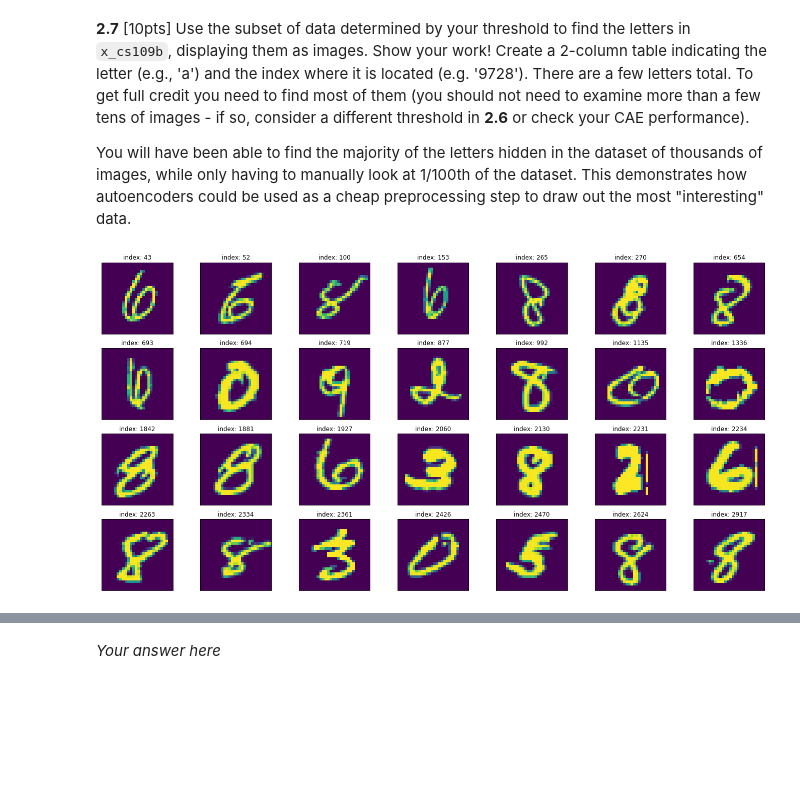
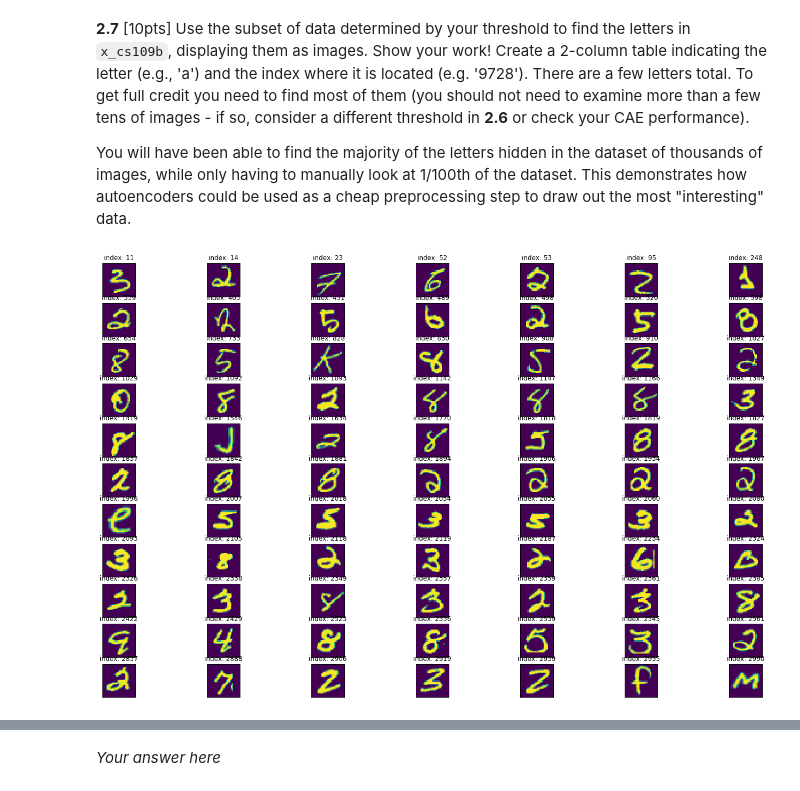
Before and after one commit to Ruby122/2020-CS109B, a Jupyter notebook: content/homeworks/hw05/cs109b-hw5-students.ipynb, the cells around one changed output, grey strips where cells are left out. Saved outputs shown, nothing was run; the diff lists cells and outputs as text; code cells hidden in the pictures; blank space fills up the shorter version.

```diff
--- a/content/homeworks/hw05/cs109b-hw5-students.ipynb
+++ b/content/homeworks/hw05/cs109b-hw5-students.ipynb
@@ -625,9 +628,17 @@ cae.add(Conv2D(64, (3, 3), activation='relu', padding='same', input_shape=input_
 cae.add(MaxPooling2D((2, 2), padding='same'))
 cae.add(Conv2D(32, (3, 3), activation='relu', padding='same'))
 cae.add(MaxPooling2D((2, 2), padding='same'))
-cae.add(Conv2D(4, (3, 3), activation='relu', padding='same'))
+cae.add(Conv2D(16, (3, 3), activation='relu', padding='same'))
+cae.add(MaxPooling2D((2, 2), padding='same'))
+cae.add(Flatten())
+cae.add(Dense(128, activation = 'relu'))
+cae.add(Dense(64, activation = 'relu'))
+cae.add(Reshape((4,4,4)))
+cae.add(Conv2D(16, (3, 3), activation='relu', padding='same'))
 cae.add(UpSampling2D((2, 2)))
 cae.add(Conv2D(32, (3, 3), activation='relu', padding='same'))
+cae.add(UpSampling2D((2, 2)))
+cae.add(Conv2D(64, (3, 3), activation='relu'))
 cae.add(UpSampling2D((2, 2)))
 cae.add(Conv2D(1, (3, 3), activation='relu', padding='same'))
 
@@ -655,10 +666,10 @@ _________________________________________________________________
 # %%
 # your code here
 # compile
-optimizer = Adam(lr=0.002)
+optimizer = Adam(lr=0.0025)
 cae.compile(optimizer=optimizer, loss='mse')
 # train
-epochs, batch_size = 5, 64
+epochs, batch_size = 20, 64
 x_train = x_train.reshape((x_train.shape[0], x_train.shape[1], x_train.shape[2], 1))
 x_test = x_test.reshape((x_test.shape[0], x_test.shape[1], x_test.shape[2], 1))
 
@@ -703,6 +723,10 @@ fig, ax = plt.subplots(6,2, figsize = (6, 16))
 for i in range(6):
     ax[i, 1].imshow(x_test[i,:,:,:].reshape(28,28))
     ax[i, 1].set_title('original image: {}'.format(i + 1))
+    ax[i, 1].set_xticks([], [])
+    ax[i, 1].set_yticks([], [])
     ax[i, 0].imshow(cae_recons_x_test[i, :, :, :].reshape((28,28)))
     ax[i, 0].set_title('CAE: image {}'.format(i + 1))
+    ax[i, 0].set_xticks([], [])
+    ax[i, 0].set_yticks([], [])
 # %% [output]
@@ -726,14 +750,14 @@ mse_x_cs109b = mse(x_cs109b.reshape(x_cs109b.shape[0], -1), cae_recons_x_cs109b.
 # %%
 # your code here
 # threshold
-u = 0.008
+u = np.quantile(mse_x_cs109b.numpy(), 0.975)
 # plot
 fig, ax = plt.subplots(1,2, figsize = (12, 4))
 ax[0].hist(mse_x_test)
 ax[0].set_title('mse_x_test')
-ax[0].axvline(u, 0, 3500, c = 'red')
+ax[0].axvline(u, 0, 3500, label = 'threshold', c = 'red')
 ax[1].hist(mse_x_cs109b)
 ax[1].set_title('mse_x_cs109b')
-ax[1].axvline(u, 0, 3500, c = 'red')
+ax[1].axvline(u, 0, 3500, label = 'threshold', c = 'red')
 plt.show()
 # %% [output]
@@ -754,15 +778,14 @@ Because we want to find images with letters, the greater the mse the more likely
 
 You will have been able to find the majority of the letters hidden in the dataset of thousands of images, while only having to manually look at 1/100th of the dataset. This demonstrates how autoencoders could be used as a cheap preprocessing step to draw out the most "interesting" data.
 # %%
-# your code here
-x_cs109b_images = x_cs109b[mse_x_cs109b.numpy() > 0.006,:, :]
-x_cs109b_img_idx = np.arange(0, x_cs109b.shape[0])[mse_x_cs109b.numpy() > 0.006]
-fig, ax = plt.subplots(4,7, figsize = (24, 12))
+x_cs109b_images = x_cs109b[mse_x_cs109b.numpy() > u,:, :]
+x_cs109b_img_idx = np.arange(0, x_cs109b.shape[0])[mse_x_cs109b.numpy() > u]
+fig, ax = plt.subplots(11,7, figsize = (24, 15))
 for i in range(x_cs109b_images.shape[0]):
     ax[i//7, i%7].imshow(x_cs109b_images[i,:,:])
     ax[i//7, i%7].set_title('index: {}'.format(x_cs109b_img_idx[i]))
     # remove xticks
     ax[i//7, i%7].set_xticks([], [])
     ax[i//7, i%7].set_yticks([], [])
 # %% [output]
-[figure, old version]
+[figure, new version]
```
Also changed, not shown: parts of 20 cells of this notebook, 4 other files.
